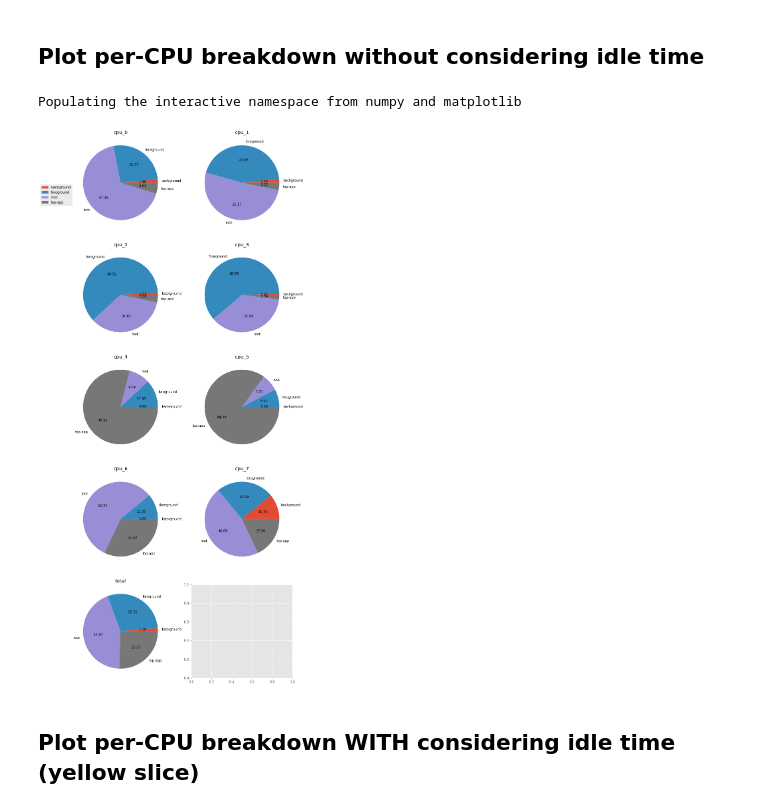
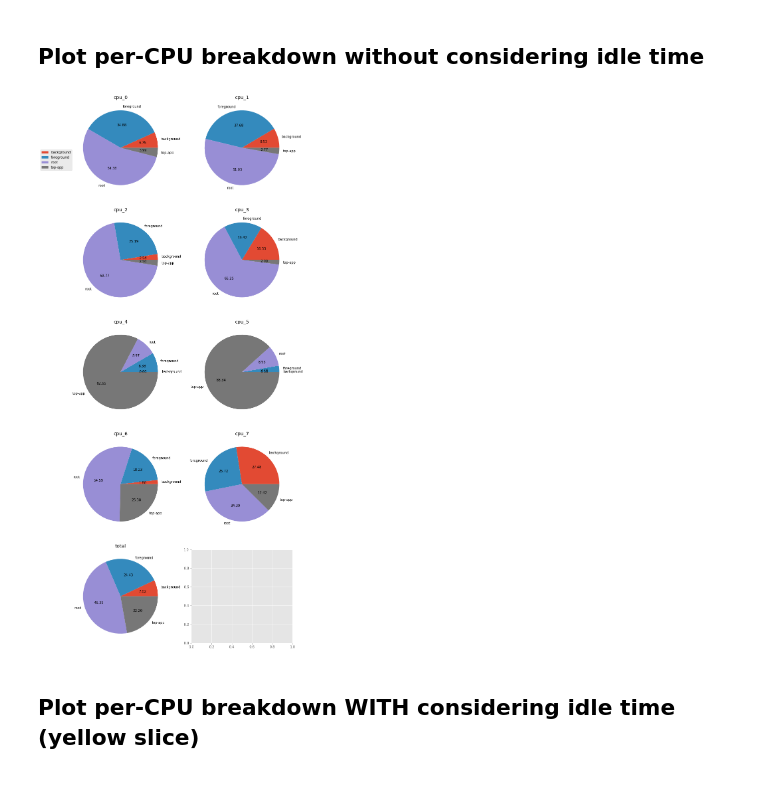
Before and after one commit to TinkerEdgeR-Android/external_lisa, a Jupyter notebook: ipynb/residency/task_residencies_youtube.ipynb, the cells around one changed output. Drawn from its saved outputs; the diff is of its cells as text; code cells hidden in the pictures.

Commit message:
residency: update notebooks
Change-Id: I98840322e457b506c7a8005c2a62e3f0c1ea7814
Signed-off-by: Joel Fernandes <joelaf@google.com>

```diff
--- a/ipynb/residency/task_residencies_youtube.ipynb
+++ b/ipynb/residency/task_residencies_youtube.ipynb
@@ -71,14 +44,10 @@ cdf
 # %% [markdown]
 Plot per-CPU breakdown without considering idle time
 ------------------------------------------------------------
-# %%
-%pylab inline
-# Drop NaN
-ncdf = cdf[pd.isnull(cdf.index) != True]
-plot_cgroups(ncdf)
-# %% [output]
-Populating the interactive namespace from numpy and matplotlib
-[figure, removed]
+# %%
+tr.analysis.residency.plot_cgroup('schedtune', idle=False)
+# %% [output]
+[figure, added]
 # %% [markdown]
 Plot per-CPU breakdown WITH considering idle time (yellow slice)
 ------------------------------------------------------------
```
Also changed, not shown: parts of 8 cells of this notebook.
